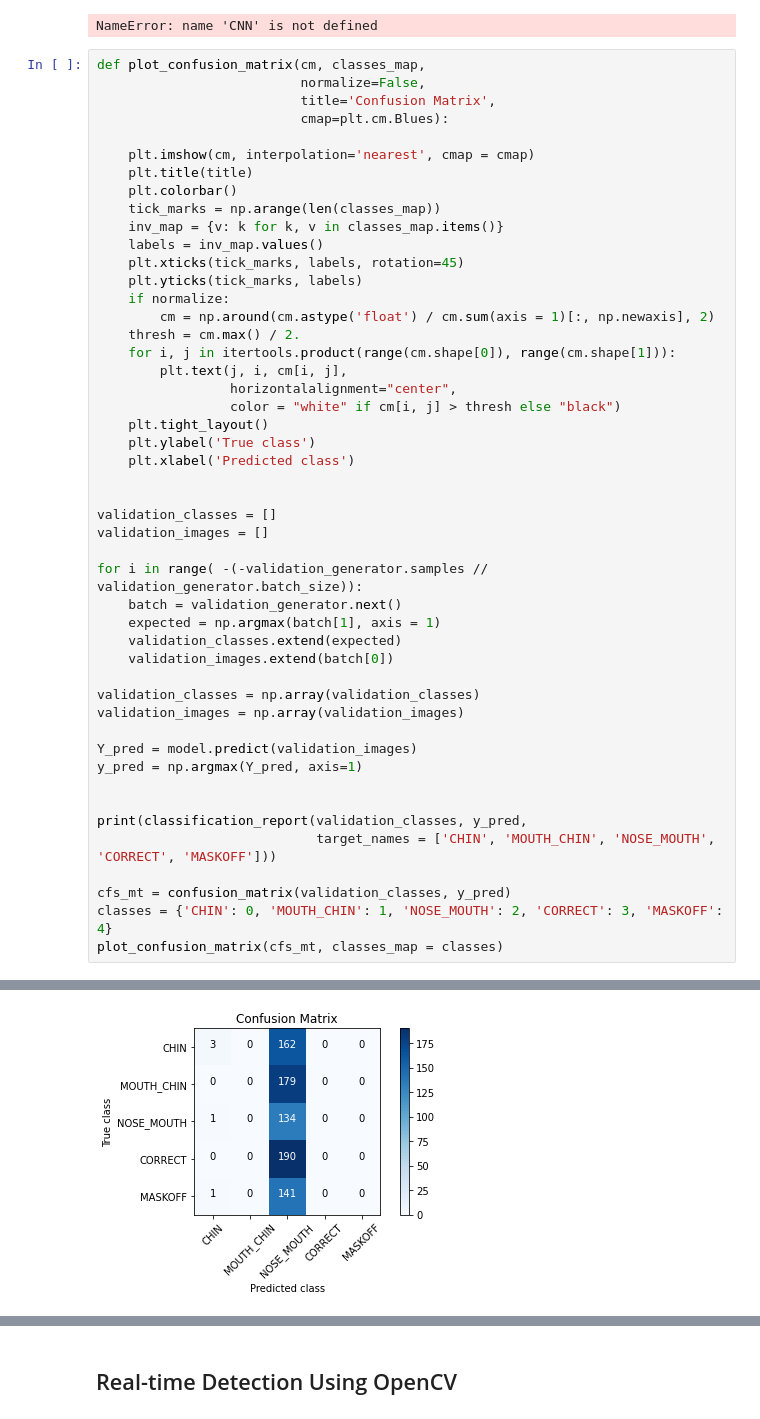
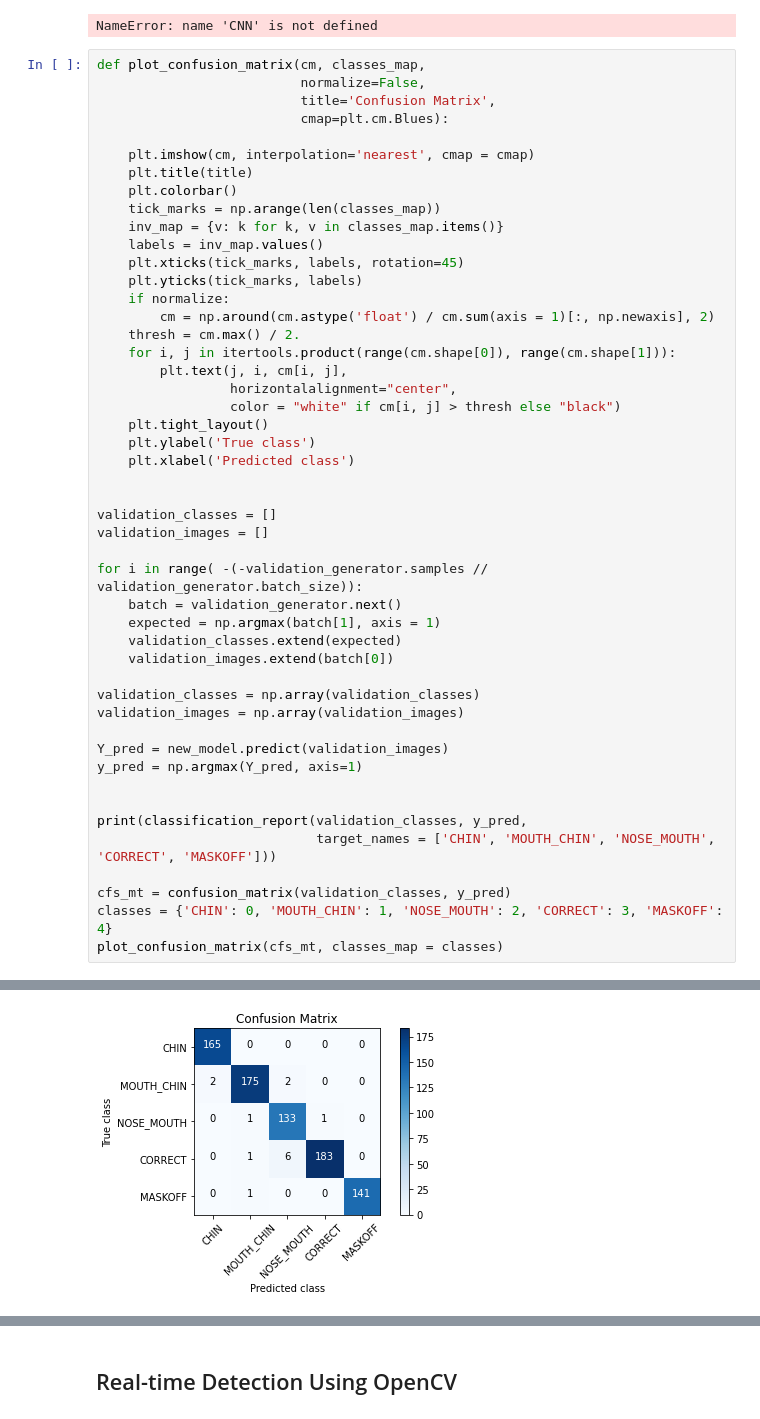
Before and after one commit to linhnkng/incorrect-mask-wearing-detection, a Jupyter notebook: Correctly_or_Incorrectly_Worn_Face_Mask_Detection.ipynb, the cells around one changed output, grey strips where cells are left out. Drawn from its saved outputs; the diff is of its cells as text.

Commit message:
fix minor bug
changing model to new_model in confusion matrix code

```diff
--- a/Correctly_or_Incorrectly_Worn_Face_Mask_Detection.ipynb
+++ b/Correctly_or_Incorrectly_Worn_Face_Mask_Detection.ipynb
@@ -341,7 +310,7 @@ for i in range( -(-validation_generator.samples // validation_generator.batch_si
 validation_classes = np.array(validation_classes)
 validation_images = np.array(validation_images)
 
-Y_pred = model.predict(validation_images)
+Y_pred = new_model.predict(validation_images)
 y_pred = np.argmax(Y_pred, axis=1)
 
 
@@ -374 +343 @@ weighted avg       0.15      0.17      0.05       811
-[figure, old version]
+[figure, new version]
```
Also changed, not shown: parts of 8 cells of this notebook.
